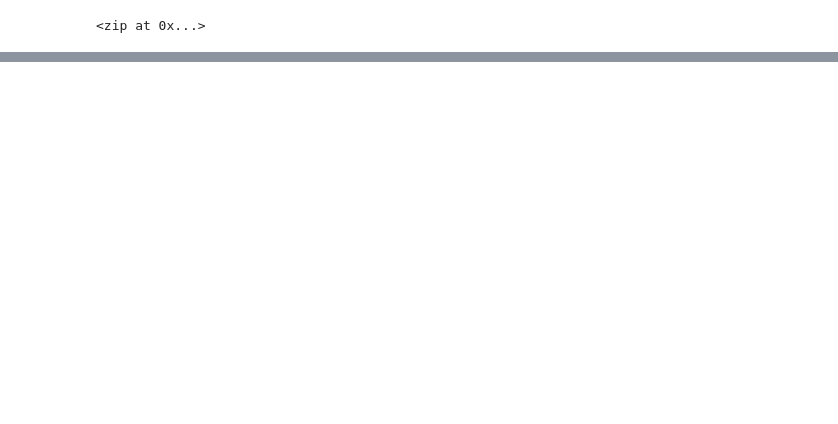
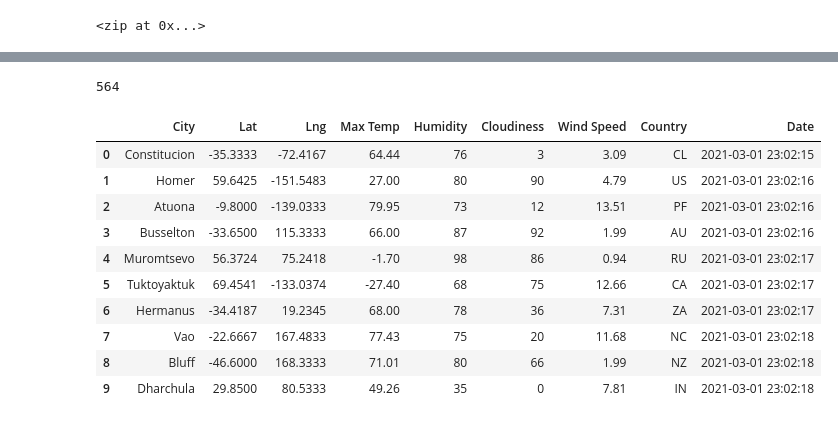
Before and after one commit to npvandyke/World_Weather_Analysis, a Jupyter notebook: WeatherPy.ipynb, the cells around one changed output, grey strips where cells are left out. Cells and saved outputs as stored; diff of their text form; code cells hidden in the pictures; blank space fills up the shorter version.

Commit message:
Created CSV file of exported DataFrame containing city weather data for a list of over 500 cities

```diff
--- a/WeatherPy.ipynb
+++ b/WeatherPy.ipynb
@@ -29,0 +34,3 @@ len(cities)
+# %%
+# Starting URL for Weather Map API Call.
+url = "http://api.openweathermap.org/data/2.5/weather?units=Imperial&APPID=" + weather_api_key
@@ -29,0 +118,21 @@ len(cities)
+# %%
+# Get the length of city_data to check it includes at least 500 cities
+len(city_data)
+# %% [output]
+564
+# %%
+# Convert the array of dictionaries to a Pandas DataFrame.
+city_data_df = pd.DataFrame(city_data)
+city_data_df.head(10)
+# %% [output]
+|  | City | Lat | Lng | Max Temp | Humidity | Cloudiness | Wind Speed | Country | Date |
+| 0 | Constitucion | -35.3333 | -72.4167 | 64.44 | 76 | 3 | 3.09 | CL | 2021-03-01 23:02:15 |
+| 1 | Homer | 59.6425 | -151.5483 | 27.00 | 80 | 90 | 4.79 | US | 2021-03-01 23:02:16 |
+| 2 | Atuona | -9.8000 | -139.0333 | 79.95 | 73 | 12 | 13.51 | PF | 2021-03-01 23:02:16 |
+| 3 | Busselton | -33.6500 | 115.3333 | 66.00 | 87 | 92 | 1.99 | AU | 2021-03-01 23:02:16 |
+| 4 | Muromtsevo | 56.3724 | 75.2418 | -1.70 | 98 | 86 | 0.94 | RU | 2021-03-01 23:02:17 |
+| 5 | Tuktoyaktuk | 69.4541 | -133.0374 | -27.40 | 68 | 75 | 12.66 | CA | 2021-03-01 23:02:17 |
+| 6 | Hermanus | -34.4187 | 19.2345 | 68.00 | 78 | 36 | 7.31 | ZA | 2021-03-01 23:02:17 |
+| 7 | Vao | -22.6667 | 167.4833 | 77.43 | 75 | 20 | 11.68 | NC | 2021-03-01 23:02:18 |
+| 8 | Bluff | -46.6000 | 168.3333 | 71.01 | 80 | 66 | 1.99 | NZ | 2021-03-01 23:02:18 |
+| 9 | Dharchula | 29.8500 | 80.5333 | 49.26 | 35 | 0 | 7.81 | IN | 2021-03-01 23:02:18 |
```
Also changed, not shown: parts of 6 cells of this notebook, 3 other files.
